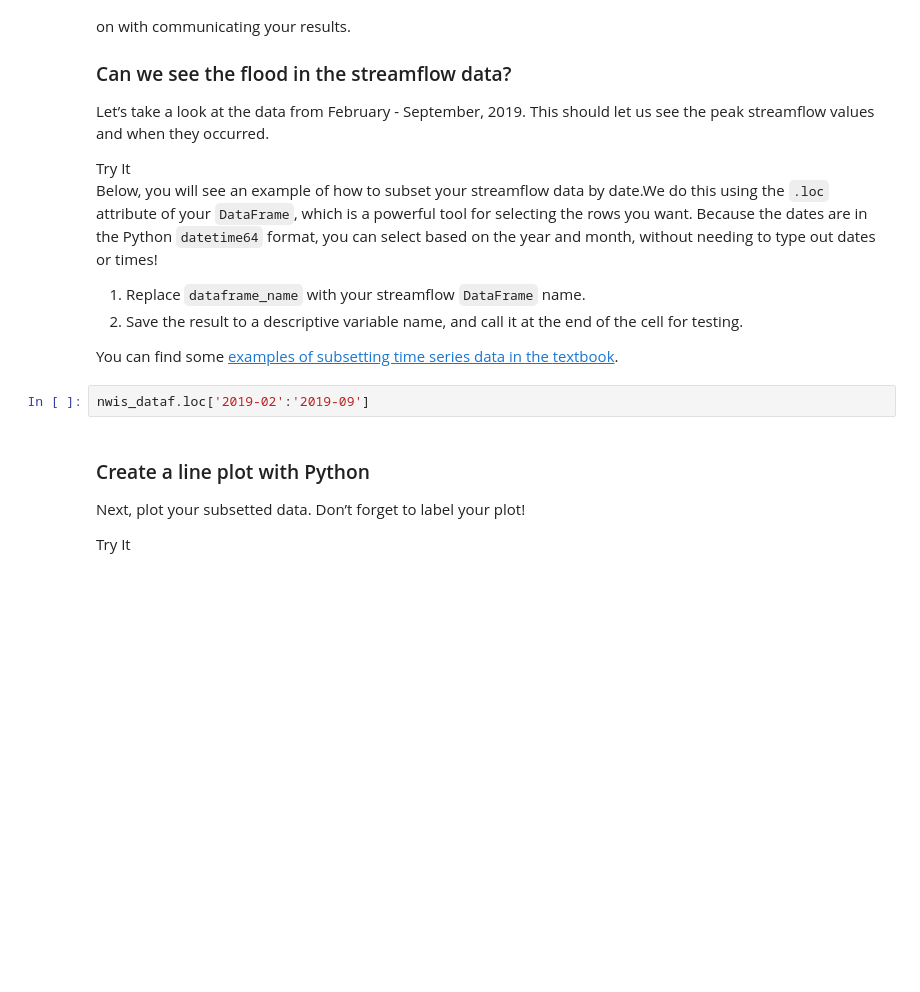
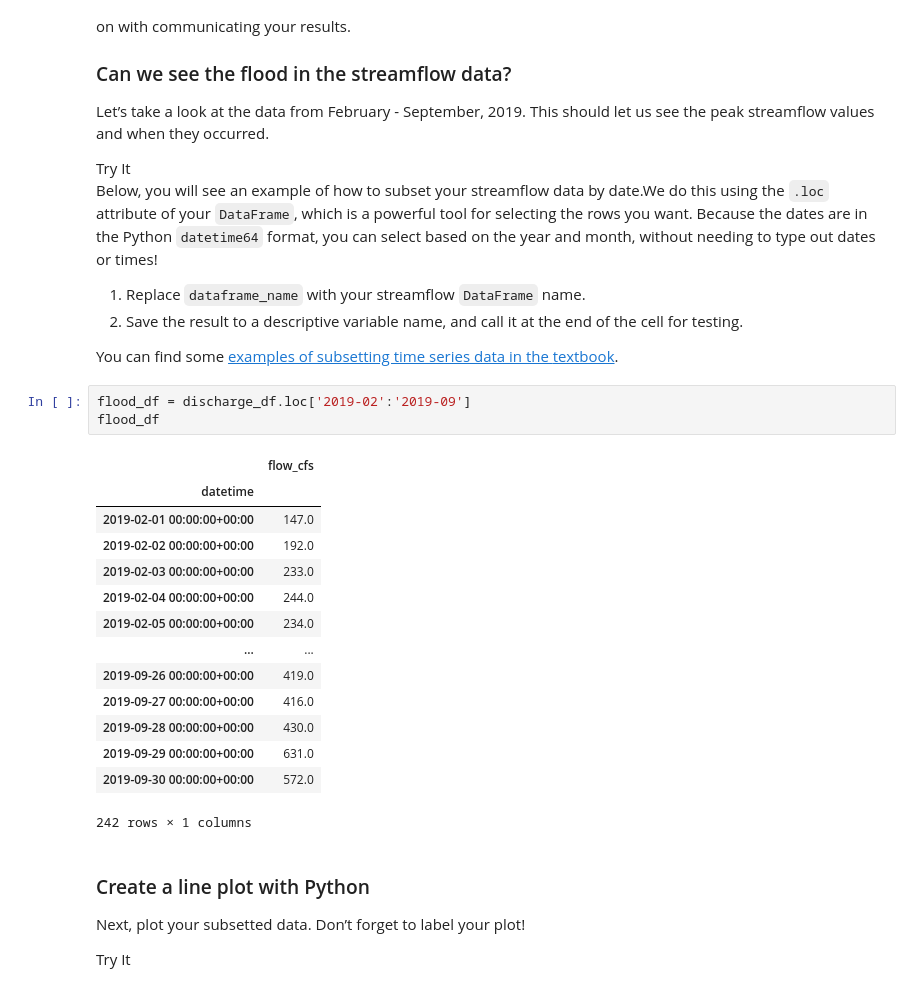
Before and after one commit to cu-esiil-edu/02-flood-noahcowper, a Jupyter notebook: notebooks/flood-03-plot.ipynb, the cells around one changed output. Saved outputs shown, nothing was run; the diff lists cells and outputs as text; blank space fills up the shorter version.

```diff
--- a/notebooks/flood-03-plot.ipynb
+++ b/notebooks/flood-03-plot.ipynb
@@ -51,7 +51,23 @@ end of the cell for testing.</li>
 You can find some [examples of subsetting time series data in the
 textbook](https://www.earthdatascience.org/courses/use-data-open-source-python/use-time-series-data-in-python/date-time-types-in-pandas-python/subset-time-series-data-python/).
 # %%
-nwis_dataf.loc['2019-02':'2019-09']
+flood_df = discharge_df.loc['2019-02':'2019-09']
+flood_df
+# %% [output]
+|  | flow_cfs |
+| datetime |  |
+| 2019-02-01 00:00:00+00:00 | 147.0 |
+| 2019-02-02 00:00:00+00:00 | 192.0 |
+| 2019-02-03 00:00:00+00:00 | 233.0 |
+| 2019-02-04 00:00:00+00:00 | 244.0 |
+| 2019-02-05 00:00:00+00:00 | 234.0 |
+| ... | ... |
+| 2019-09-26 00:00:00+00:00 | 419.0 |
+| 2019-09-27 00:00:00+00:00 | 416.0 |
+| 2019-09-28 00:00:00+00:00 | 430.0 |
+| 2019-09-29 00:00:00+00:00 | 631.0 |
+| 2019-09-30 00:00:00+00:00 | 572.0 |
+242 rows × 1 columns
 # %% [markdown]
 ### Create a line plot with Python
 
```
Also changed, not shown: parts of 2 cells of this notebook.
